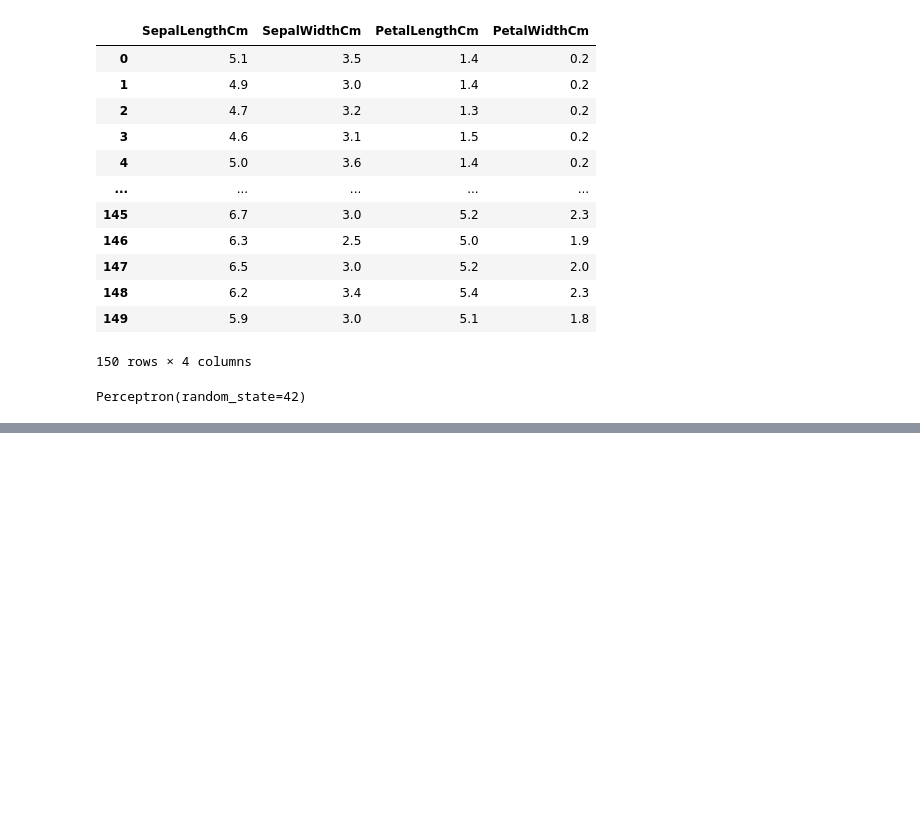
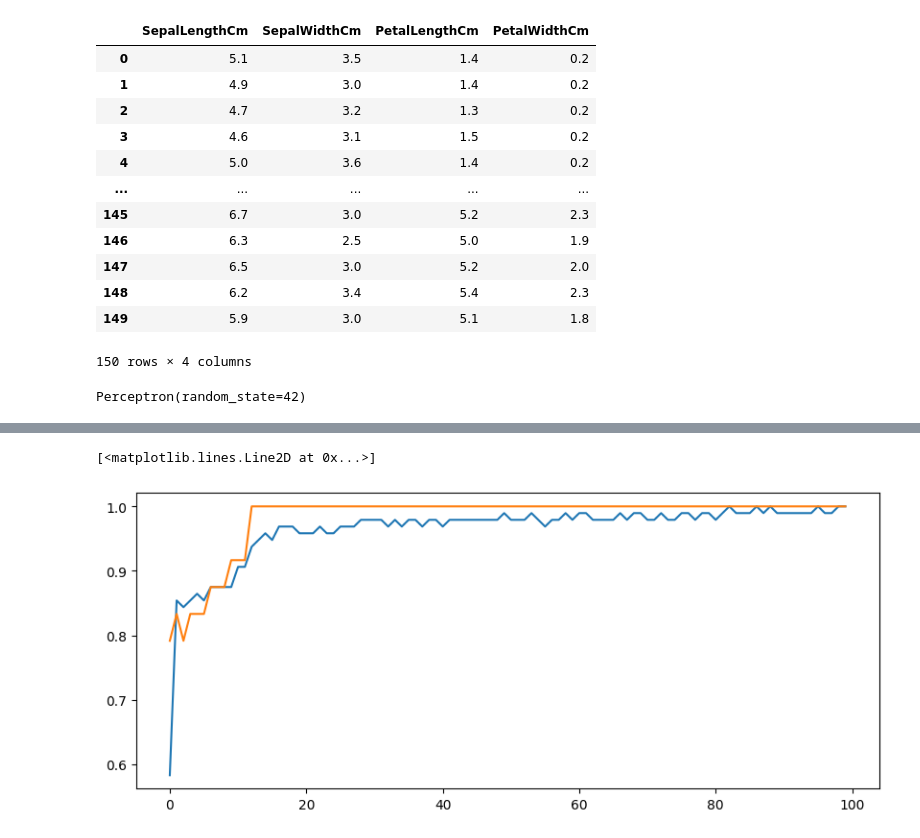
Before and after one commit to umang9369/ANN-Project, a Jupyter notebook: Untitled1.ipynb, the cells around one changed output, grey strips where cells are left out. Drawn from its saved outputs; the diff is of its cells as text; code cells hidden in the pictures; blank space fills up the shorter version.

```diff
--- a/Untitled1.ipynb
+++ b/Untitled1.ipynb
@@ -126,7 +126,7 @@ x
 | 149 | 5.9 | 3.0 | 5.1 | 1.8 |
 150 rows × 4 columns
 # %%
-x_train,x_test,y_train,y_test= train_test_split(x,y_int,test_size=0.25,random_state=42,stratify=y_int)
+x_train,x_test,y_train,y_test= train_test_split(x,y_int,test_size=0.2,random_state=42,stratify=y_int)
 # %%
 scaler=StandardScaler()
 x_train_scaled=scaler.fit_transform(x_train)
@@ -164,9 +164,7 @@ y_test_cat=to_categorical(y_test,num_classes=3)
 # %%
 model=Sequential([
     Dense(128,activation='relu',input_shape=(4,)),
-    Dropout(0.2),
     Dense(64,activation='relu'),
-    Dropout(0.2),
     Dense(3,activation='softmax')
 ])
 # %%
@@ -174,6 +172,6 @@ model.compile(optimizer='adam',loss='categorical_crossentropy',metrics=['accurac
 # we calc it on basis of aaccuracy thatswhy we take accuracy in metrics
 # adam is the best optimizers and we use categorical_crossentropy because here we have one hot encoding
 # %%
-history=model.fit(x_train_scaled,y_train_cat,epochs=100,validation_split=0.2)
+history=model.fit(x_train_scaled,y_train_cat,epochs=100,batch_size= 8,validation_split=0.2,verbose = 1)
 # %% [output]
 Epoch 1/100
@@ -203,0 +202,9 @@ Accuracy: 0.8421052694320679
+# %%
+plt.figure(figsize=(10,4))
+plt.plot(history.history['accuracy'],label='Training accuracy')
+plt.plot(history.history['val_accuracy'],label='val_accuracy')
+
+#
+# %% [output]
+[<matplotlib.lines.Line2D at 0x...>]
+[figure, added]
```
Also changed, not shown: parts of 4 cells of this notebook.
